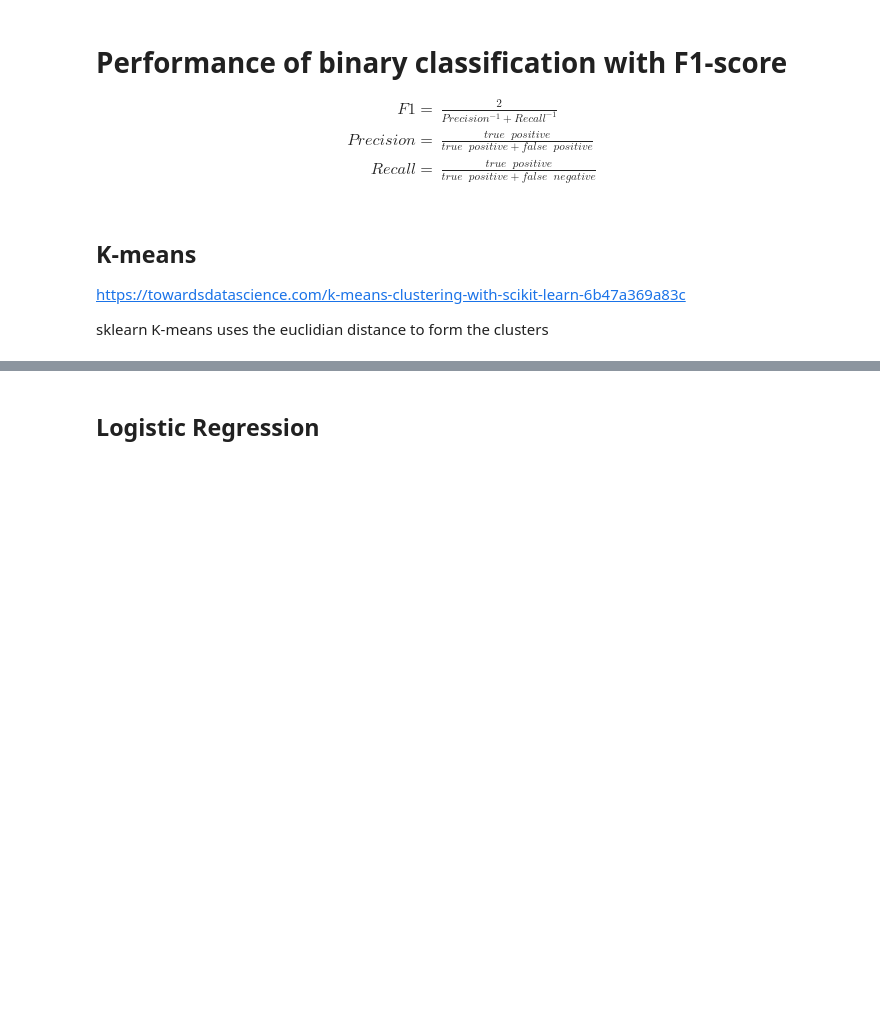
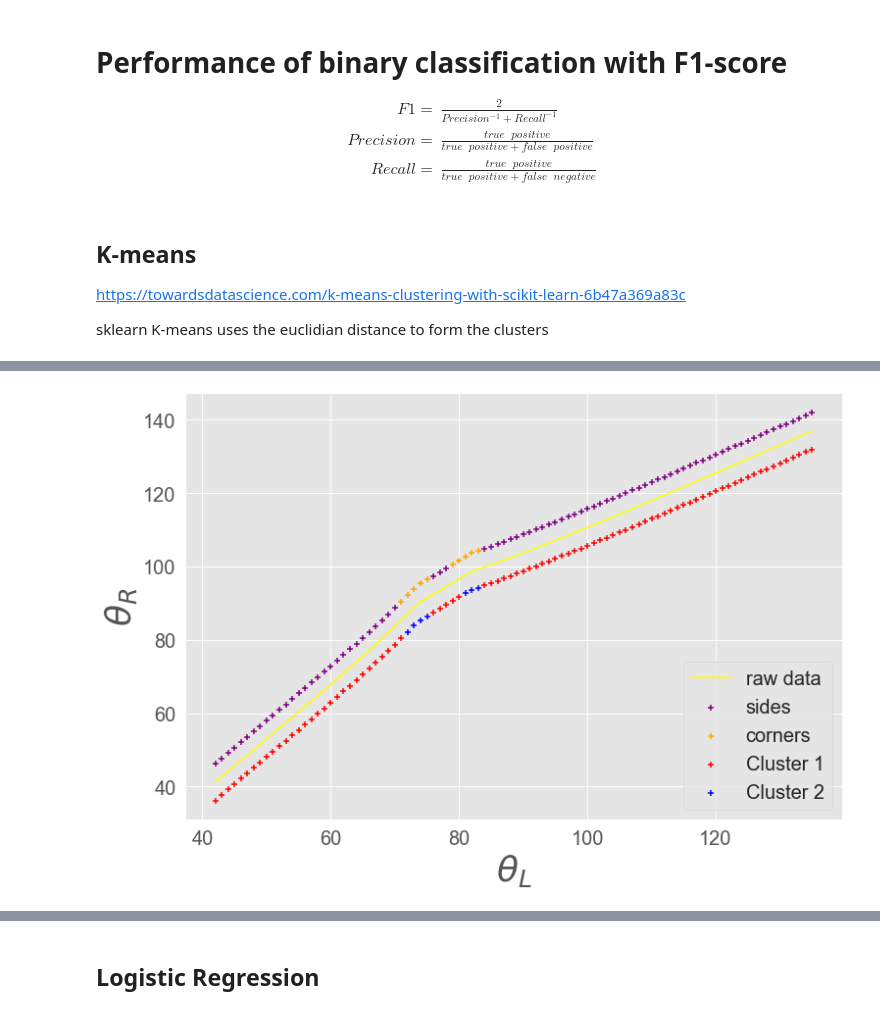
Before and after one commit to ej3517/FYP_EEE_Proprioceptive_Robot_Hand, a Jupyter notebook: DataProcessing/lda_cluster_sim_window.ipynb, the cells around one changed output, grey strips where cells are left out. Drawn from its saved outputs; the diff is of its cells as text; code cells hidden in the pictures; blank space fills up the shorter version.

```diff
--- a/DataProcessing/lda_cluster_sim_window.ipynb
+++ b/DataProcessing/lda_cluster_sim_window.ipynb
@@ -230,0 +294,23 @@ y_kmeans = kmeans.fit_predict(lda_X)
+# %%
+plt.rc('font', size=BIGGER_SIZE)          # controls default text sizes
+
+fig, ax = plt.subplots()
+plt.style.use("ggplot")
+plt.rcParams["figure.figsize"] = (12,8)
+plt.scatter(sides_pos.T[0],sides_pos.T[1]+5,color='purple',marker='+',label='sides')
+plt.scatter(corners_pos.T[0],corners_pos.T[1]+5,color='orange',marker='+',label='corners')
+plt.scatter(angle_array[half_window_size:-half_window_size].T[0][y_k2means == 0],
+            angle_array[half_window_size:-half_window_size].T[1][y_k2means == 0]-5,
+            marker='+', c='red', label ='Cluster 1')
+plt.scatter(angle_array[half_window_size:-half_window_size].T[0][y_k2means == 1],
+            angle_array[half_window_size:-half_window_size].T[1][y_k2means == 1]-5,
+            marker='+', c='blue', label ='Cluster 2')
+plt.plot(angle_array[half_window_size:-half_window_size].T[0],
+        angle_array[half_window_size:-half_window_size].T[1],
+        color='yellow', label='raw data')
+plt.ylabel(r'$\theta_R$')
+plt.xlabel(r'$\theta_L$')
+plt.legend(loc='lower right')
+#plt.savefig("clusters_class_raw_2_means.png")
+# %% [output]
+[figure, added]
```
Also changed, not shown: parts of 17 cells of this notebook, 2 other files.
